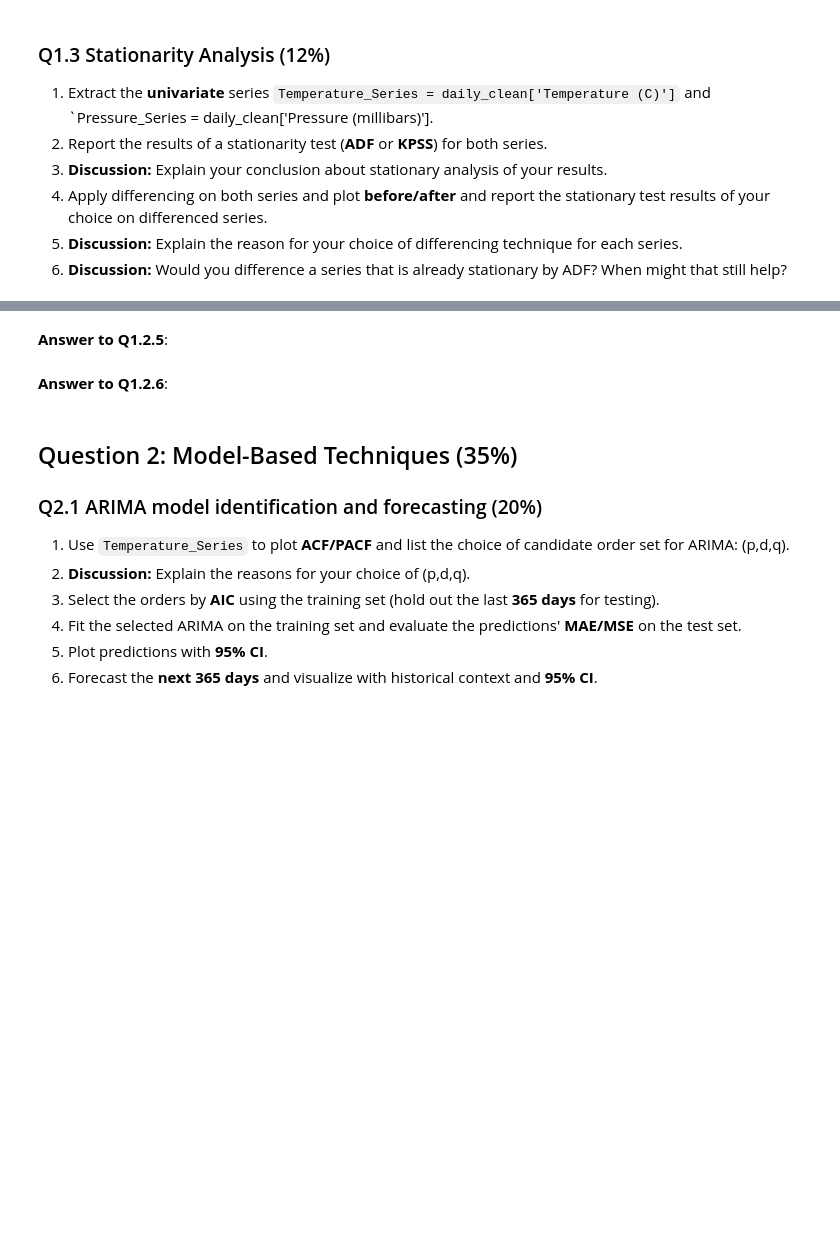
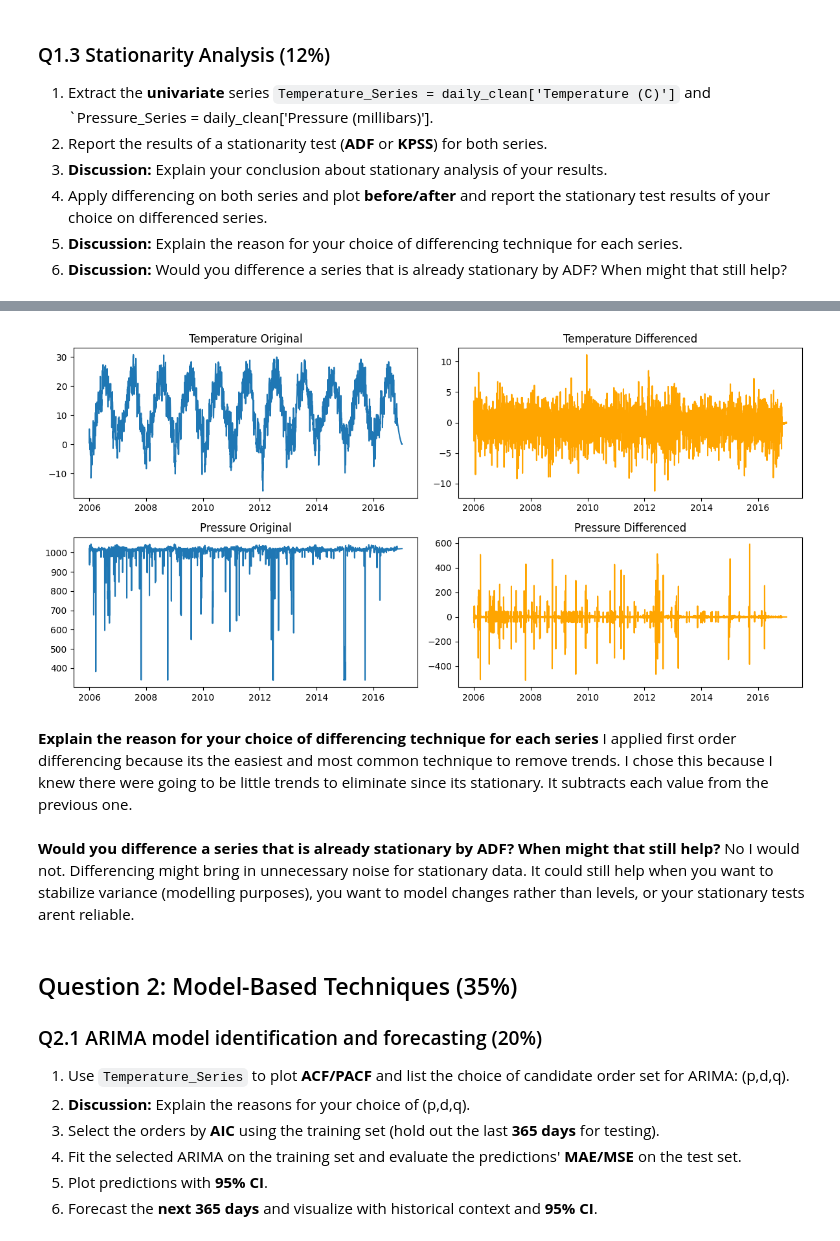
Before and after one commit to AdamDunn1437/4010_A1, a Jupyter notebook: Assignment1.ipynb, the cells around one changed output, grey strips where cells are left out. Cells and saved outputs as stored; diff of their text form; code cells hidden in the pictures; blank space fills up the shorter version.

```diff
--- a/Assignment1.ipynb
+++ b/Assignment1.ipynb
@@ -45,5 +110,19 @@ Follow these steps before submitting your assignment:
 # %%
-# Answer to Q1.2.2
+#ensure formatted date column is in right form for interpolation,
+# not just text (so it knows its time), make it index so it turns into time
+#series dataframe (every row is indexed)
+
+data["Formatted Date"]=pd.to_datetime(data["Formatted Date"])
+data=data.set_index("Formatted Date")
+
+# forward fill - most recent known value
+data_ff = data.copy()
+data_ff[["Temperature (C)", "Pressure (millibars)", "Humidity"]] = data_ff[["Temperature (C)", "Pressure (millibars)", "Humidity"]].ffill()
+
+#linear time interpolation - uses straight line between past and next known values
+data_lti=data.copy()
+data_lti[["Temperature (C)", "Pressure (millibars)", "Humidity"]] = \
+    data_lti[["Temperature (C)", "Pressure (millibars)", "Humidity"]].interpolate(method="time")
 # %%
-# Answer to Q1.2.3
+daily_clean=data_lti.copy()
 # %% [markdown]
@@ -61,5 +140,7 @@ Follow these steps before submitting your assignment:
 5. **Discussion:** Explain the reason for your choice of differencing technique for each series.
 6. **Discussion:** Would you difference a series that is already stationary by ADF? When might that still help?
 # %%
-# Answer to Q1.3.1
+#extract univariate series'
+temp_series=daily_clean['Temperature (C)']
+press_series=daily_clean['Pressure (millibars)']
 # %%
@@ -71,7 +200,29 @@ Follow these steps before submitting your assignment:
+# %%
+#differencing
+temp_diff=temp_series.diff().dropna()
+press_diff=press_series.diff().dropna()
+
+#plot before and after differencing
+fig, axes = plt.subplots(2, 2, figsize=(12,6))
+
+axes[0,0].plot(temp_series, label="Original Temp")
+axes[0,0].set_title("Temperature Original")
+axes[0,1].plot(temp_diff, label="Differenced Temp", color="orange")
+axes[0,1].set_title("Temperature Differenced")
+
+axes[1,0].plot(press_series, label="Original Pressure")
+axes[1,0].set_title("Pressure Original")
+axes[1,1].plot(press_diff, label="Differenced Pressure", color="orange")
+axes[1,1].set_title("Pressure Differenced")
+
+plt.tight_layout()
+plt.show()
+# %% [output]
+[figure, added]
 # %% [markdown]
-**Answer to Q1.2.5**:
+**Explain the reason for your choice of differencing technique for each series** I applied first order differencing because its the easiest and most common technique to remove trends. I chose this because I knew there were going to be little trends to eliminate since its stationary. It subtracts each value from the previous one.
 # %% [markdown]
-**Answer to Q1.2.6**:
+**Would you difference a series that is already stationary by ADF? When might that still help?** No I would not. Differencing might bring in unnecessary noise for stationary data. It could still help when you want to stabilize variance (modelling purposes), you want to model changes rather than levels, or your stationary tests arent reliable.
 # %% [markdown]
 ## Question 2: Model-Based Techniques (35%)
 
```
Also changed, not shown: parts of 36 cells of this notebook.
